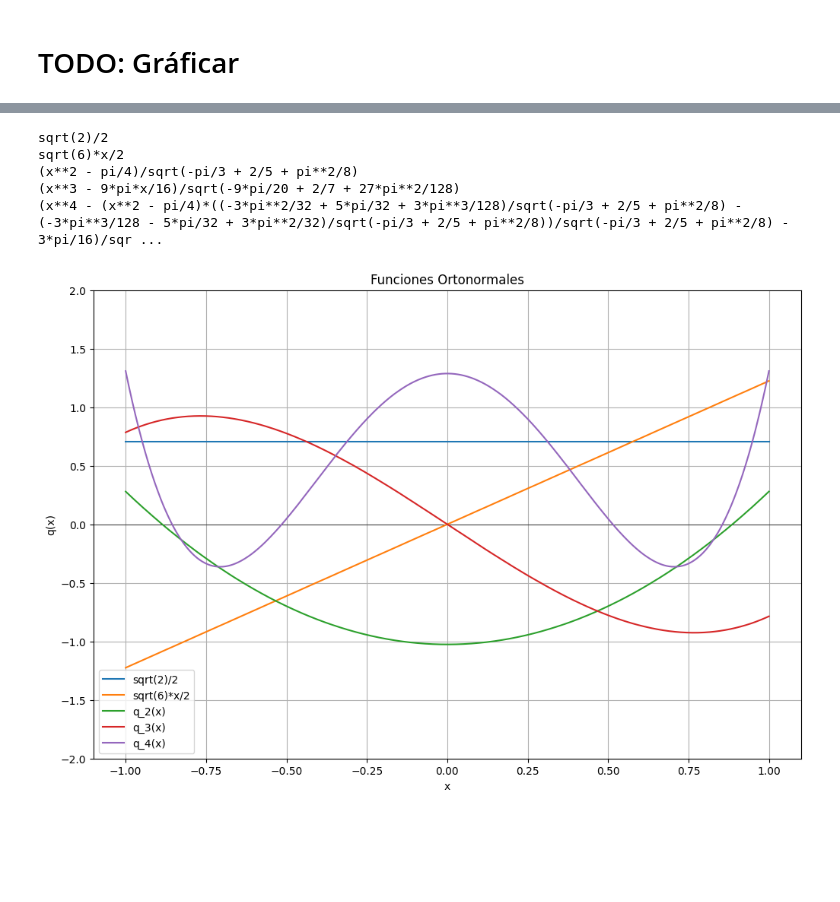
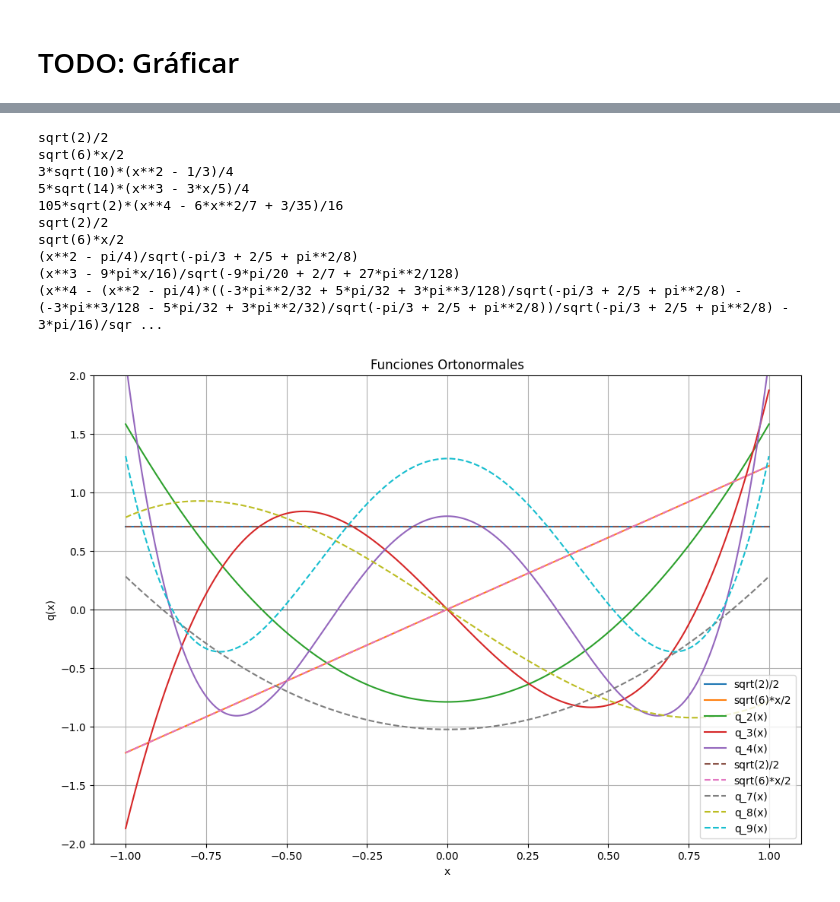
Before and after one commit to eti-calde/NumericalMethods, a Jupyter notebook: Notebooks/Expansion-Ortogonal.ipynb, the cells around one changed output, grey strips where cells are left out. Drawn from its saved outputs; the diff is of its cells as text; code cells hidden in the pictures; blank space fills up the shorter version.

Commit message:
[update] grafico expansion ortogonal

```diff
--- a/Notebooks/Expansion-Ortogonal.ipynb
+++ b/Notebooks/Expansion-Ortogonal.ipynb
@@ -32,7 +32,7 @@ def producto_interno(funcion1, funcion2, w=1):
 def norma_funcional(funcion1):
     return sp.sqrt(producto_interno(funcion1,funcion1))
 # %%
-def gram_schmidt(funciones):
+def gram_schmidt(funciones, w = 1):
     ortonormales = []
     R = []
     for k in range(len(funciones)):
@@ -60,6 +60,7 @@ def gram_schmidt(funciones):
 
 funciones = [f1, f2, f3, f4, f5]
 funciones_ortonormales, R = gram_schmidt(funciones)
+funciones_ortogonales_pesos, R = gram_schmidt(funciones, w=w)
 
 print(R)
 
@@ -74,0 +76,3 @@ q5(x) = (x**4 - (x**2 - pi/4)*((-3*pi**2/32 + 5*pi/32 + 3*pi**3/128)/sqrt(-pi/3
+# %%
+for i, f in enumerate(funciones_ortogonales_pesos):
+    print(f"q{i+1}(x) = {f}")
@@ -78,11 +88,11 @@ q5(x) = (x**4 - (x**2 - pi/4)*((-3*pi**2/32 + 5*pi/32 + 3*pi**3/128)/sqrt(-pi/3
 import matplotlib.pyplot as plt
 import numpy as np
 
-n = 1000
-puntos = np.linspace(-1,1,n)
+# n = 1000
+# puntos = np.linspace(-1,1,n)
 
 
-plt.figure(figsize=(16,16))
-for i, f in enumerate(funciones_ortonormales):
-    f_vec = np.vectorize(sp.lambdify(x, f))
-    plt.plot(puntos,f_vec(puntos),"-")
+# plt.figure(figsize=(16,16))
+# for i, f in enumerate(funciones_ortonormales):
+#     f_vec = np.vectorize(sp.lambdify(x, f))
+#     plt.plot(puntos,f_vec(puntos),"-")
@@ -92,33 +100,42 @@ for i, f in enumerate(funciones_ortonormales):
 n = 1000
 puntos = np.linspace(-1,1, n)
 
 
 plt.figure(figsize=(12, 8))
 plt.title("Funciones Ortonormales")
 plt.xlabel("x")
 plt.ylabel("q(x)")
 plt.grid(True)
 plt.axhline(0, color='black', linewidth=0.5)
 
 
-for i, f_symbolic in enumerate(funciones_ortonormales):
+for i, f_symbolic in enumerate(funciones_ortonormales+funciones_ortogonales_pesos):
 
     f_numeric = sp.lambdify(x, f_symbolic, 'numpy')
 
 
     y_valores = f_numeric(puntos) * np.ones_like(puntos)
 
     string = str(f_symbolic)
     print(string)# if len(string) < 25 else f"q_{i}(x)")
-    plt.plot(puntos, y_valores, label= string if len(string) < 25 else f"q_{i}(x)")
+    if i < len(funciones_ortonormales):
+        plt.plot(puntos, y_valores, label= string if len(string) < 25 else f"q_{i}(x)")
+    elif i >= len(funciones_ortogonales_pesos):
+        plt.plot(puntos, y_valores,  "--", label= string if len(string) < 25 else f"q_{i}(x)")
+
 
 plt.legend()
 plt.ylim(-2, 2)
 plt.show()
 # %% [output]
+sqrt(2)/2
+sqrt(6)*x/2
+3*sqrt(10)*(x**2 - 1/3)/4
+5*sqrt(14)*(x**3 - 3*x/5)/4
+105*sqrt(2)*(x**4 - 6*x**2/7 + 3/35)/16
 sqrt(2)/2
 sqrt(6)*x/2
 (x**2 - pi/4)/sqrt(-pi/3 + 2/5 + pi**2/8)
 (x**3 - 9*pi*x/16)/sqrt(-9*pi/20 + 2/7 + 27*pi**2/128)
 (x**4 - (x**2 - pi/4)*((-3*pi**2/32 + 5*pi/32 + 3*pi**3/128)/sqrt(-pi/3 + 2/5 + pi**2/8) - (-3*pi**3/128 - 5*pi/32 + 3*pi**2/32)/sqrt(-pi/3 + 2/5 + pi**2/8))/sqrt(-pi/3 + 2/5 + pi**2/8) - 3*pi/16)/sqr ...
-[figure, old version]
+[figure, new version]
```
Also changed, not shown: parts of 3 cells of this notebook.
